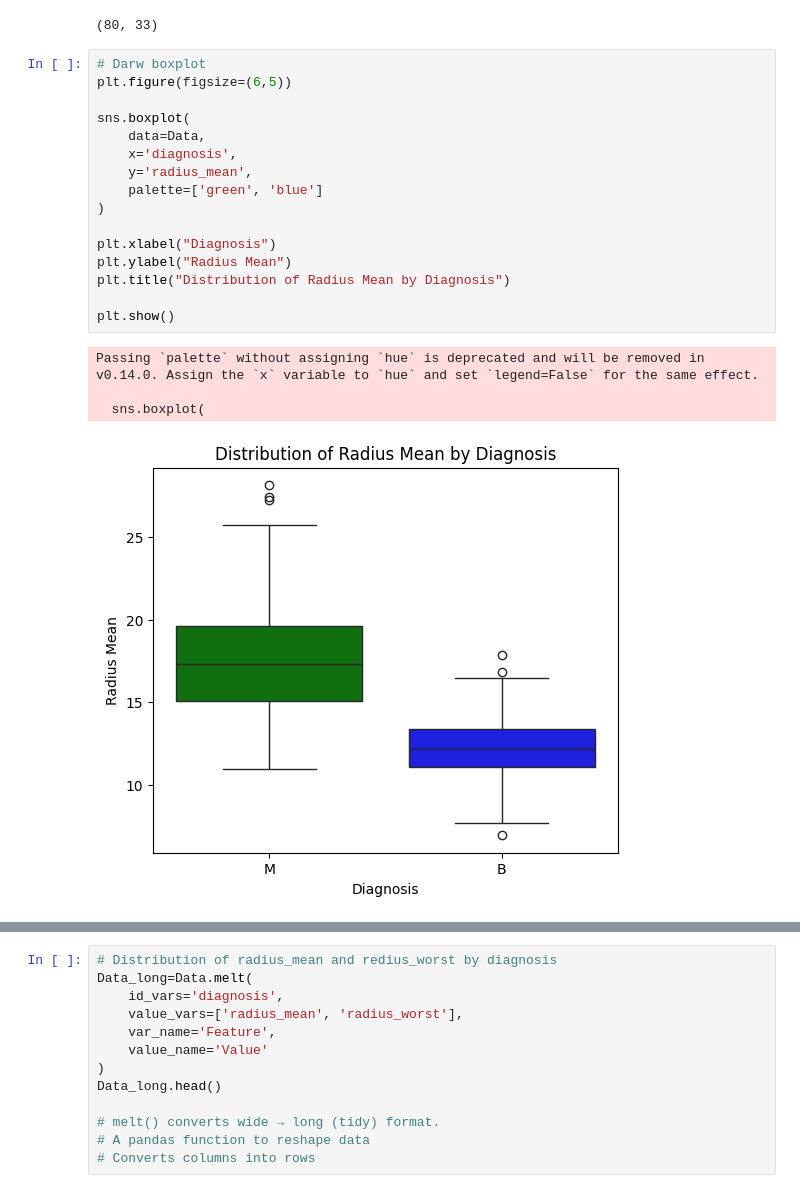
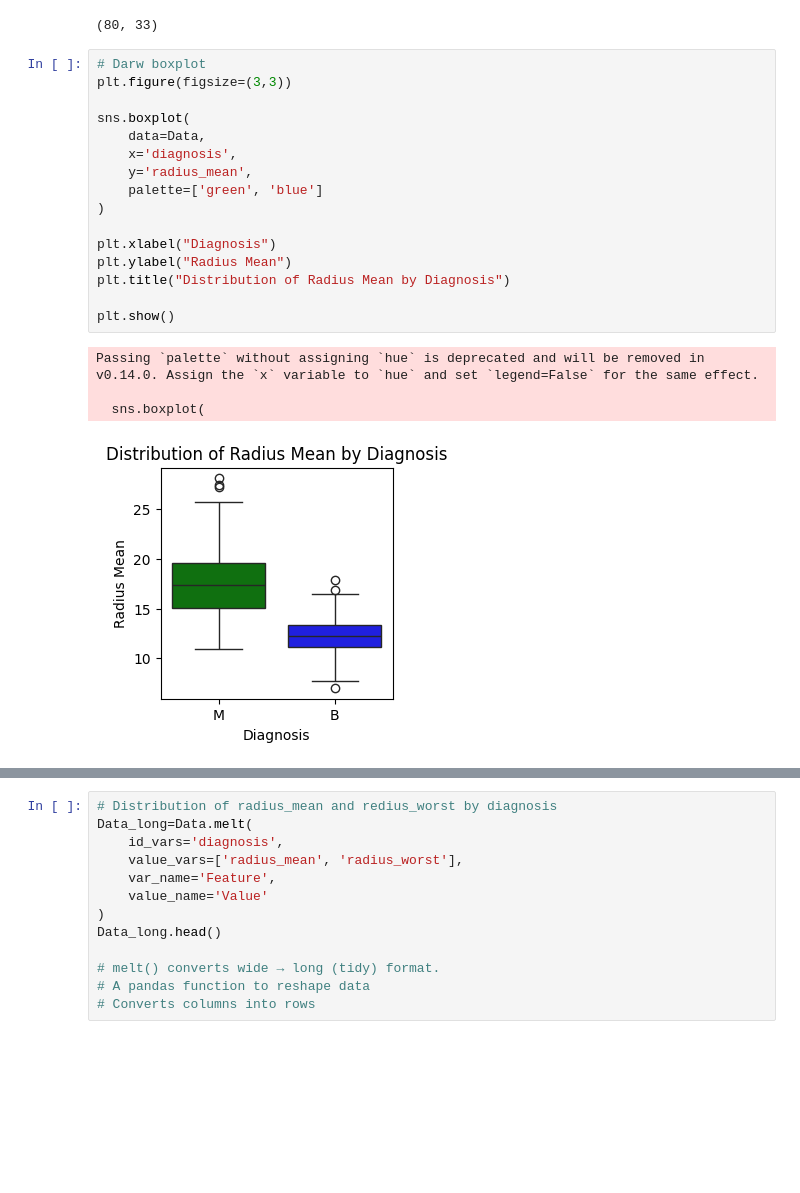
Before and after one commit to Mostafij-k/Exploratory_Data_Analysis, a Jupyter notebook: EDA_Breast_Cancer_Data.ipynb, the cells around one changed output, grey strips where cells are left out. Saved outputs shown, nothing was run; the diff lists cells and outputs as text; blank space fills up the shorter version.

```diff
--- a/EDA_Breast_Cancer_Data.ipynb
+++ b/EDA_Breast_Cancer_Data.ipynb
@@ -167,24 +167,24 @@ Oulier_bening.shape
 (80, 33)
 # %%
 # Darw boxplot
-plt.figure(figsize=(6,5))
+plt.figure(figsize=(3,3))
 
 sns.boxplot(
     data=Data,
     x='diagnosis',
     y='radius_mean',
     palette=['green', 'blue']
 )
 
 plt.xlabel("Diagnosis")
 plt.ylabel("Radius Mean")
 plt.title("Distribution of Radius Mean by Diagnosis")
 
 plt.show()
 # %% [output]
 Passing `palette` without assigning `hue` is deprecated and will be removed in v0.14.0. Assign the `x` variable to `hue` and set `legend=False` for the same effect.
 
   sns.boxplot(
-[figure, old version]
+[figure, new version]
 # %%
 # Distribution of area_se by diagnosis
```
Also changed, not shown: parts of 3 cells of this notebook.
